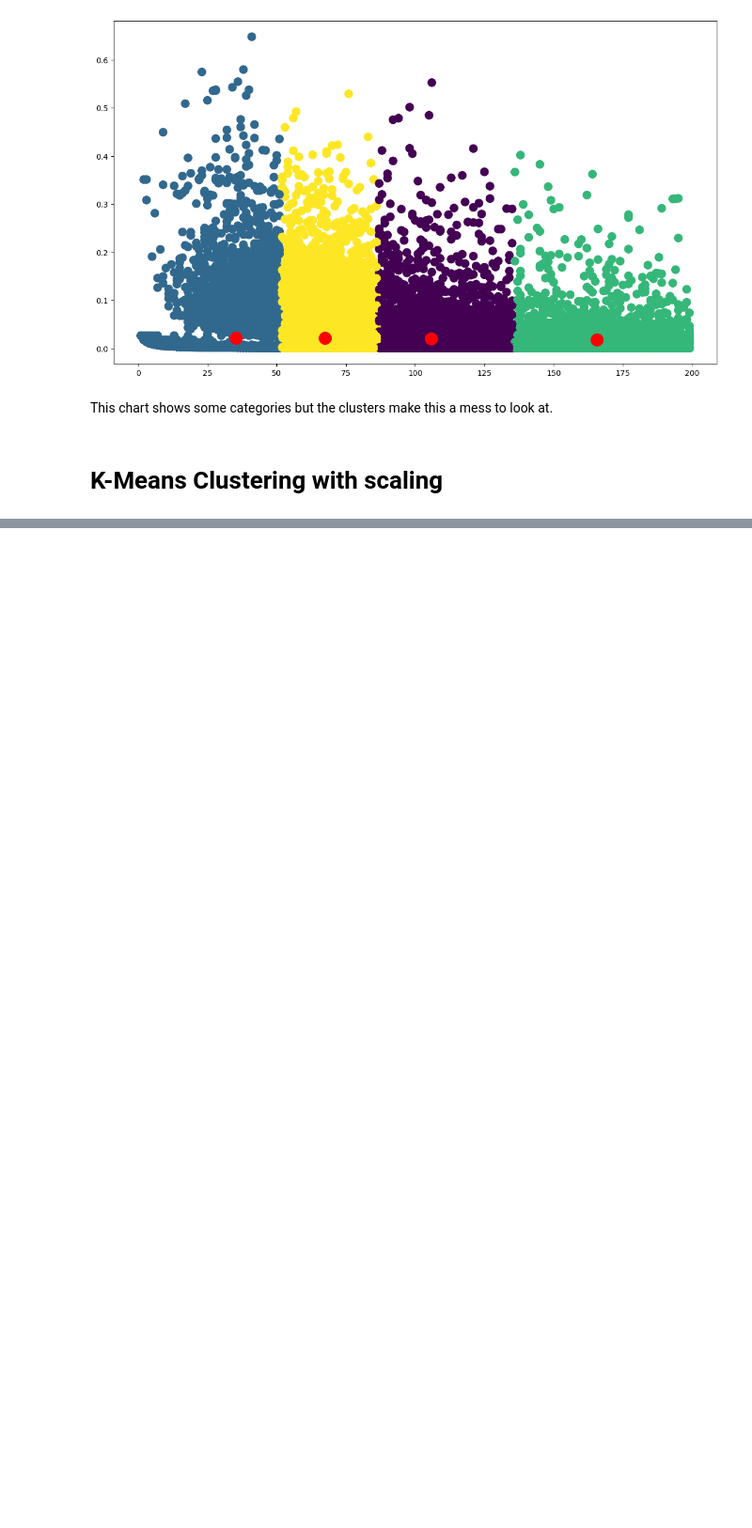
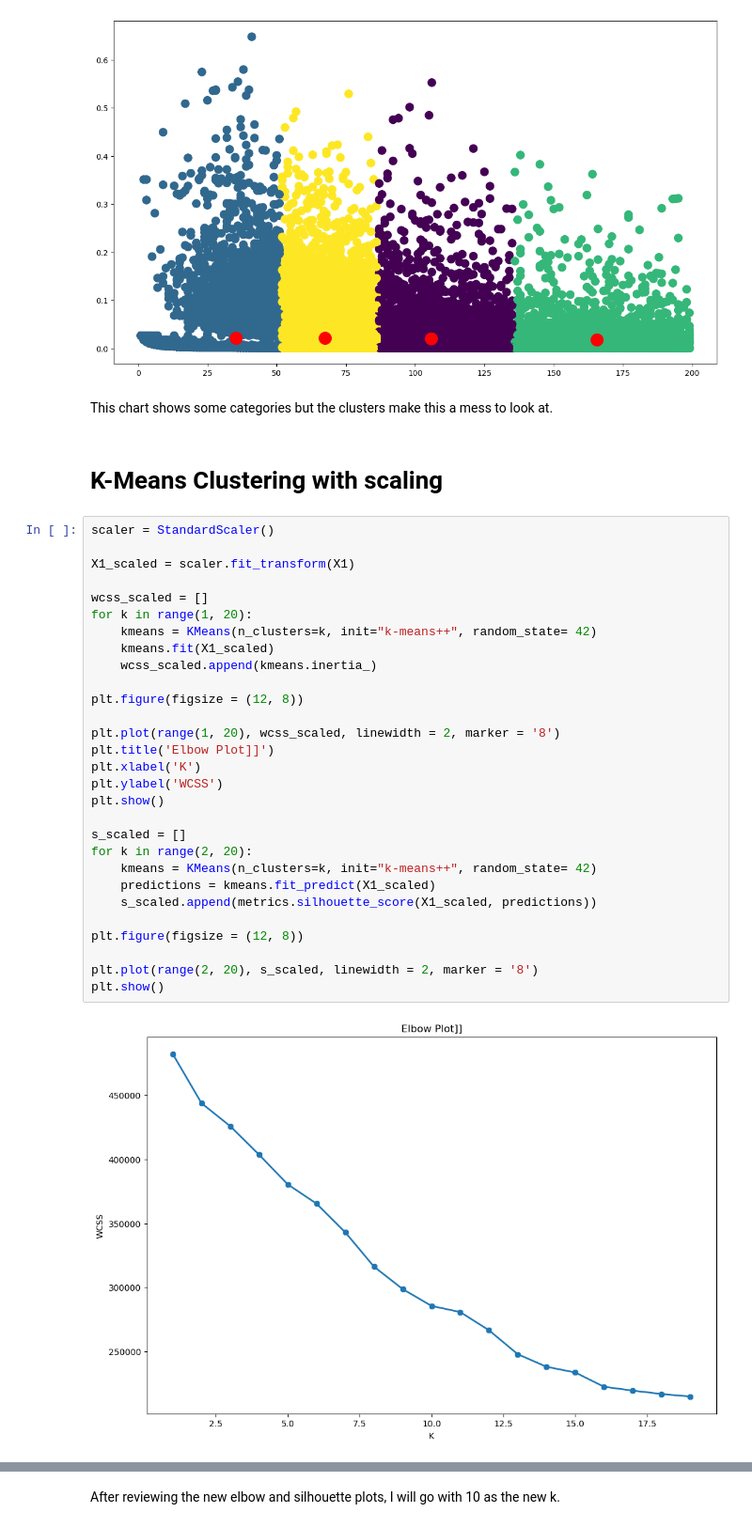
Before and after one commit to dq93/Playlist_Predictor, a Jupyter notebook: notebooks/modeling.ipynb, the cells around one changed output, grey strips where cells are left out. Shown at 94% size. Cells and saved outputs as stored; diff of their text form; blank space fills up the shorter version.

```diff
--- a/notebooks/modeling.ipynb
+++ b/notebooks/modeling.ipynb
@@ -123,3 +123,34 @@ plt.show()
 This chart shows some categories but the clusters make this a mess to look at.
 # %% [markdown]
 # K-Means Clustering with scaling
+# %%
+scaler = StandardScaler()
+
+X1_scaled = scaler.fit_transform(X1)
+
+wcss_scaled = []
+for k in range(1, 20):
+    kmeans = KMeans(n_clusters=k, init="k-means++", random_state= 42)
+    kmeans.fit(X1_scaled)
+    wcss_scaled.append(kmeans.inertia_)
+
+plt.figure(figsize = (12, 8))
+
+plt.plot(range(1, 20), wcss_scaled, linewidth = 2, marker = '8')
+plt.title('Elbow Plot]]')
+plt.xlabel('K')
+plt.ylabel('WCSS')
+plt.show()
+
+s_scaled = []
+for k in range(2, 20):
+    kmeans = KMeans(n_clusters=k, init="k-means++", random_state= 42)
+    predictions = kmeans.fit_predict(X1_scaled)
+    s_scaled.append(metrics.silhouette_score(X1_scaled, predictions))
+
+plt.figure(figsize = (12, 8))
+
+plt.plot(range(2, 20), s_scaled, linewidth = 2, marker = '8')
+plt.show()
+# %% [output]
+[figure, added]
@@ -125,0 +158,2 @@ This chart shows some categories but the clusters make this a mess to look at.
+# %% [markdown]
+After reviewing the new elbow and silhouette plots, I will go with 10 as the new k.
```
Also changed, not shown: parts of 8 cells of this notebook, 1 other file.
